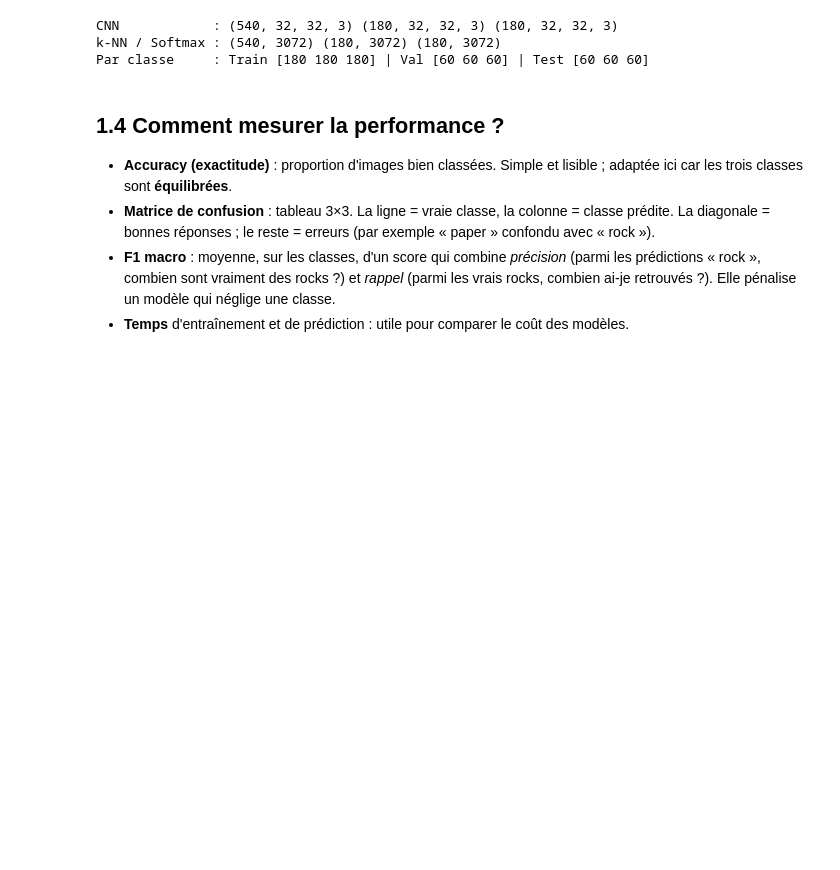
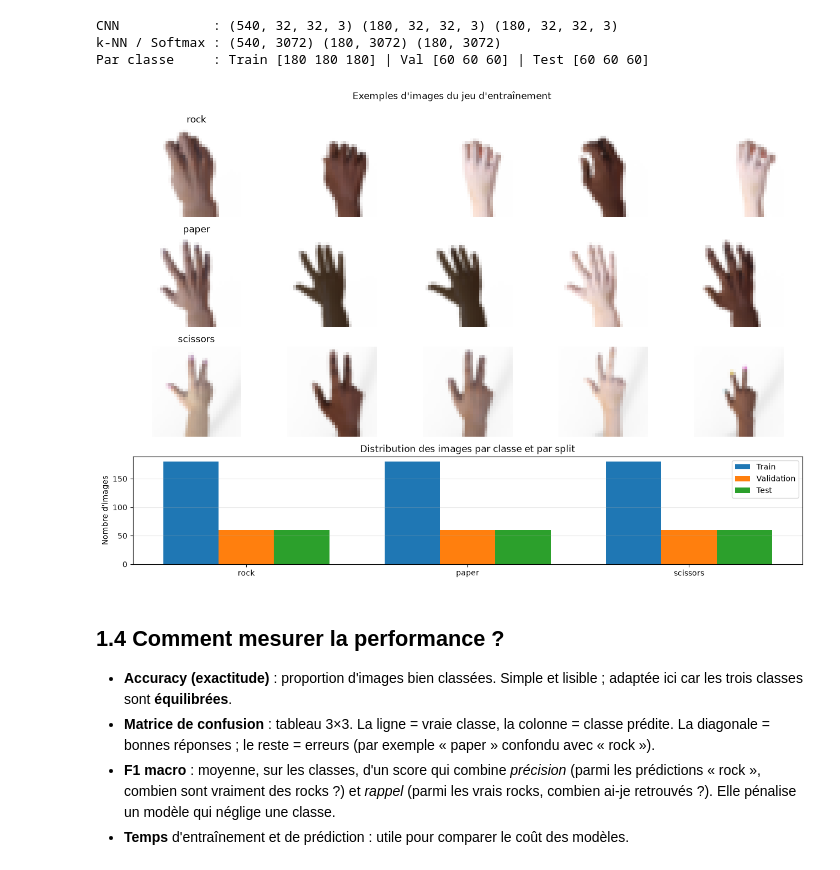
Before and after one commit to AY0U5/Classification-de-gestes-de-la-main-k-NN-Softmax-et-CNN, a Jupyter notebook: notebooks/Entrainement_Comparaison_Modeles.ipynb, the cells around one changed output. Saved outputs shown, nothing was run; the diff lists cells and outputs as text; code cells hidden in the pictures; blank space fills up the shorter version.

```diff
--- a/notebooks/Entrainement_Comparaison_Modeles.ipynb
+++ b/notebooks/Entrainement_Comparaison_Modeles.ipynb
@@ -109,6 +111,44 @@ assert X_train.shape == (540, 32, 32, 3) and X_val.shape == (180, 32, 32, 3) and
 CNN            : (540, 32, 32, 3) (180, 32, 32, 3) (180, 32, 32, 3)
 k-NN / Softmax : (540, 3072) (180, 3072) (180, 3072)
 Par classe     : Train [180 180 180] | Val [60 60 60] | Test [60 60 60]
+# %%
+# 1.4 Exemples par classe et distribution des splits
+fig = plt.figure(figsize=(13, 9))
+grid = fig.add_gridspec(4, 5, height_ratios=[1, 1, 1, 1.2])
+display_rng = np.random.default_rng(SEED)
+
+for row, classe in enumerate(range(N_CLASSES)):
+    indices_classe = np.flatnonzero(y_train == classe)
+    indices_exemples = display_rng.choice(indices_classe, size=5, replace=False)
+    for col, indice in enumerate(indices_exemples):
+        ax = fig.add_subplot(grid[row, col])
+        ax.imshow(X_train[indice])
+        ax.axis("off")
+        if col == 0:
+            ax.set_title(class_names[classe])
+
+ax_distribution = fig.add_subplot(grid[3, :])
+classes = np.arange(N_CLASSES)
+largeur = 0.25
+train_counts = np.bincount(y_train, minlength=N_CLASSES)
+val_counts = np.bincount(y_val, minlength=N_CLASSES)
+test_counts = np.bincount(y_test, minlength=N_CLASSES)
+ax_distribution.bar(classes - largeur, train_counts, largeur, label="Train")
+ax_distribution.bar(classes, val_counts, largeur, label="Validation")
+ax_distribution.bar(classes + largeur, test_counts, largeur, label="Test")
+ax_distribution.set_xticks(classes)
+ax_distribution.set_xticklabels(class_names)
+ax_distribution.set_ylabel("Nombre d'images")
+ax_distribution.set_title("Distribution des images par classe et par split")
+ax_distribution.legend()
+ax_distribution.grid(axis="y", alpha=0.3)
+
+fig.suptitle("Exemples d'images du jeu d'entraînement", y=0.995)
+plt.tight_layout()
+plt.savefig("figures/donnees_exemples_distribution.png", dpi=200, bbox_inches="tight")
+plt.show()
+# %% [output]
+[figure, added]
 # %% [markdown]
 ## 1.4 Comment mesurer la performance ?
 
```
Also changed, not shown: parts of 15 cells of this notebook, 12 other files.
